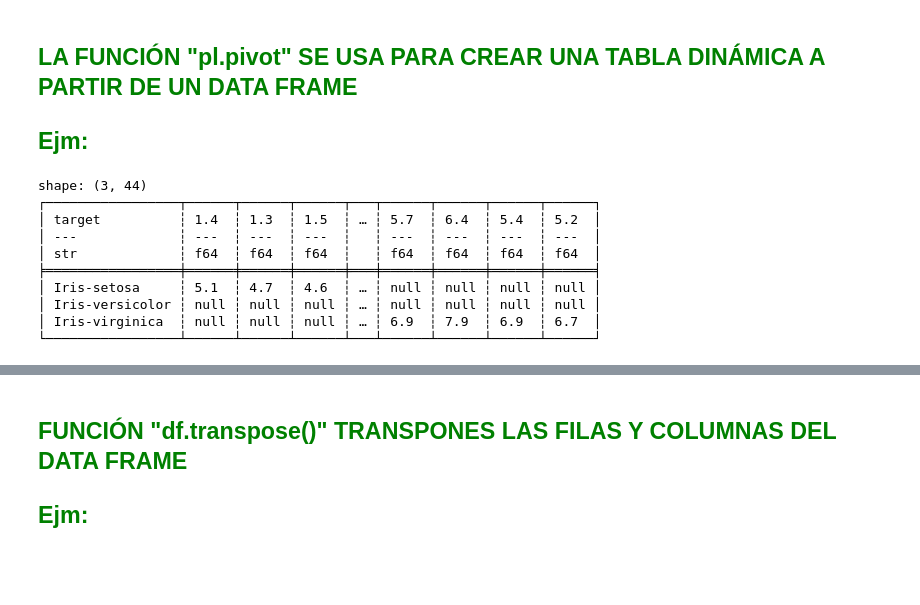
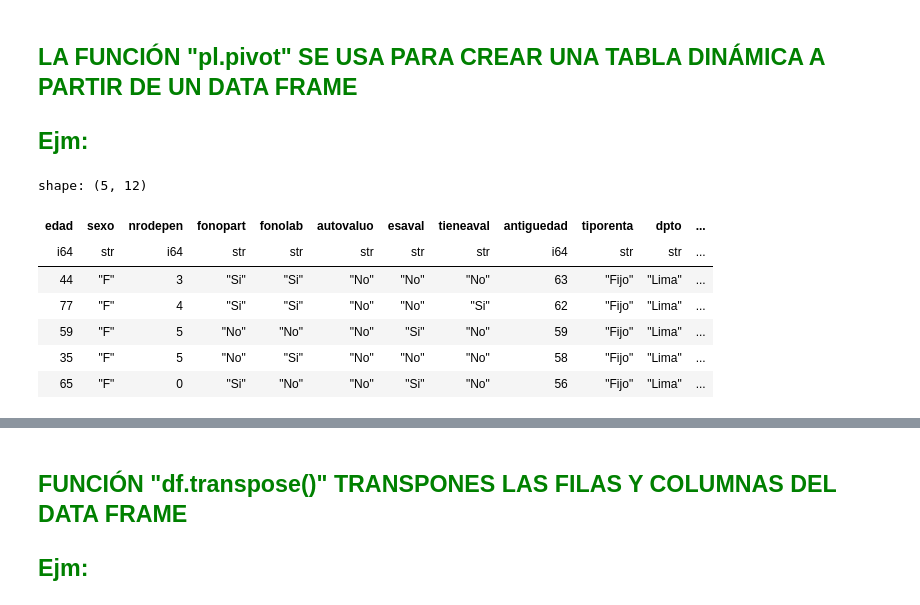
Before and after one commit to LuisDiaz1/Parcial, a Jupyter notebook: Parcial_LPII.ipynb, the cells around one changed output, grey strips where cells are left out. Drawn from its saved outputs; the diff is of its cells as text; code cells hidden in the pictures; blank space fills up the shorter version.

```diff
--- a/Parcial_LPII.ipynb
+++ b/Parcial_LPII.ipynb
@@ -107,18 +181,15 @@ shape: (1, 5)
 ## <span style="color:green">LA FUNCIÓN "pl.pivot" SE USA PARA CREAR UNA TABLA DINÁMICA A PARTIR DE UN DATA FRAME
 
 ## <span style="color:green">Ejm:
-# %%
-tabla= df.pivot(values="sepal length (cm)", index="target", columns="petal length (cm)")
-print(tabla)
-#ESTAMOS CREANDO UN DATA FRAME
-# %% [output]
-shape: (3, 44)
-┌─────────────────┬──────┬──────┬──────┬───┬──────┬──────┬──────┬──────┐
-│ target          ┆ 1.4  ┆ 1.3  ┆ 1.5  ┆ … ┆ 5.7  ┆ 6.4  ┆ 5.4  ┆ 5.2  │
-│ ---             ┆ ---  ┆ ---  ┆ ---  ┆   ┆ ---  ┆ ---  ┆ ---  ┆ ---  │
-│ str             ┆ f64  ┆ f64  ┆ f64  ┆   ┆ f64  ┆ f64  ┆ f64  ┆ f64  │
-╞═════════════════╪══════╪══════╪══════╪═══╪══════╪══════╪══════╪══════╡
-│ Iris-setosa     ┆ 5.1  ┆ 4.7  ┆ 4.6  ┆ … ┆ null ┆ null ┆ null ┆ null │
-│ Iris-versicolor ┆ null ┆ null ┆ null ┆ … ┆ null ┆ null ┆ null ┆ null │
-│ Iris-virginica  ┆ null ┆ null ┆ null ┆ … ┆ 6.9  ┆ 7.9  ┆ 6.9  ┆ 6.7  │
-└─────────────────┴──────┴──────┴──────┴───┴──────┴──────┴──────┴──────┘
+# %%
+data=pl.read_csv("morosidad.csv",separator=",") # usamos otro dataset para esta funcion
+data.head()
+# %% [output]
+shape: (5, 12)
+| edad | sexo | nrodepen | fonopart | fonolab | autovaluo | esaval | tieneaval | antiguedad | tiporenta | dpto | ... |
+| i64 | str | i64 | str | str | str | str | str | i64 | str | str | ... |
+| 44 | "F" | 3 | "Si" | "Si" | "No" | "No" | "No" | 63 | "Fijo" | "Lima" | ... |
+| 77 | "F" | 4 | "Si" | "Si" | "No" | "No" | "Si" | 62 | "Fijo" | "Lima" | ... |
+| 59 | "F" | 5 | "No" | "No" | "No" | "Si" | "No" | 59 | "Fijo" | "Lima" | ... |
+| 35 | "F" | 5 | "No" | "Si" | "No" | "No" | "No" | 58 | "Fijo" | "Lima" | ... |
+| 65 | "F" | 0 | "Si" | "No" | "No" | "Si" | "No" | 56 | "Fijo" | "Lima" | ... |
```
Also changed, not shown: parts of 11 cells of this notebook, 1 other file.
